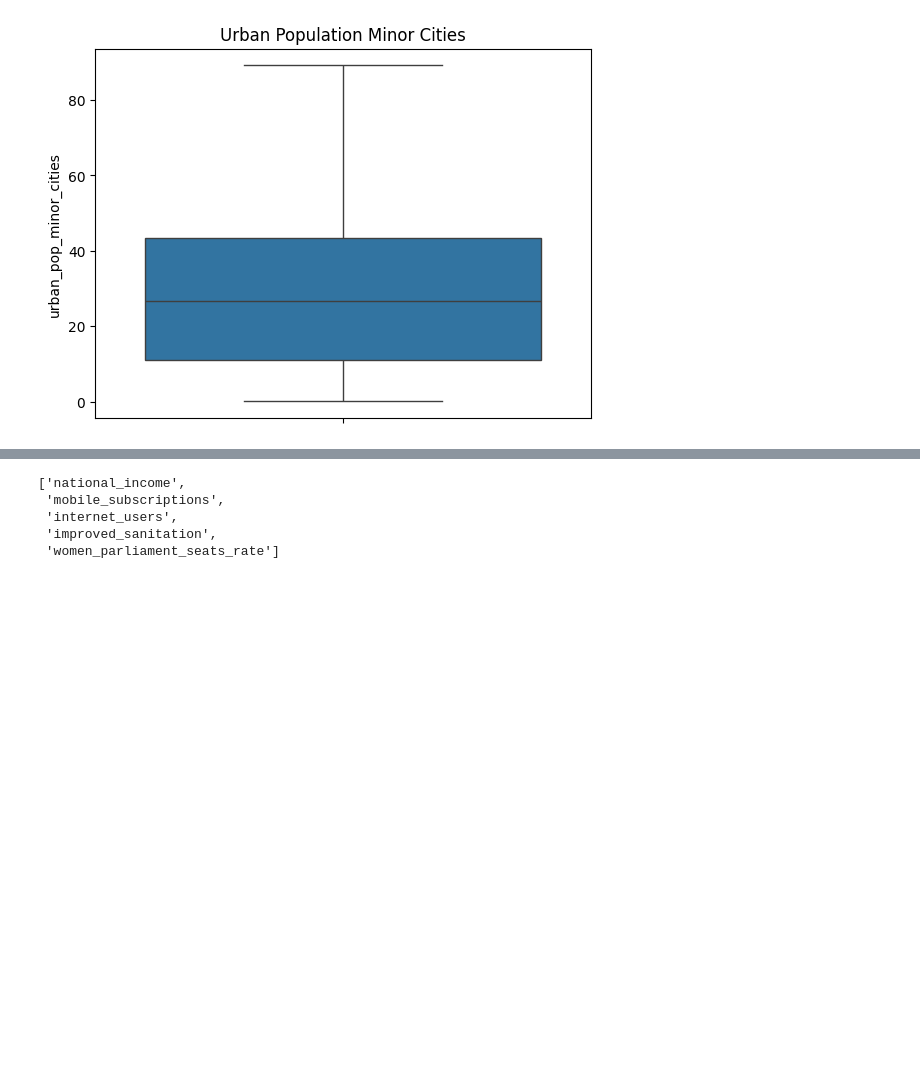
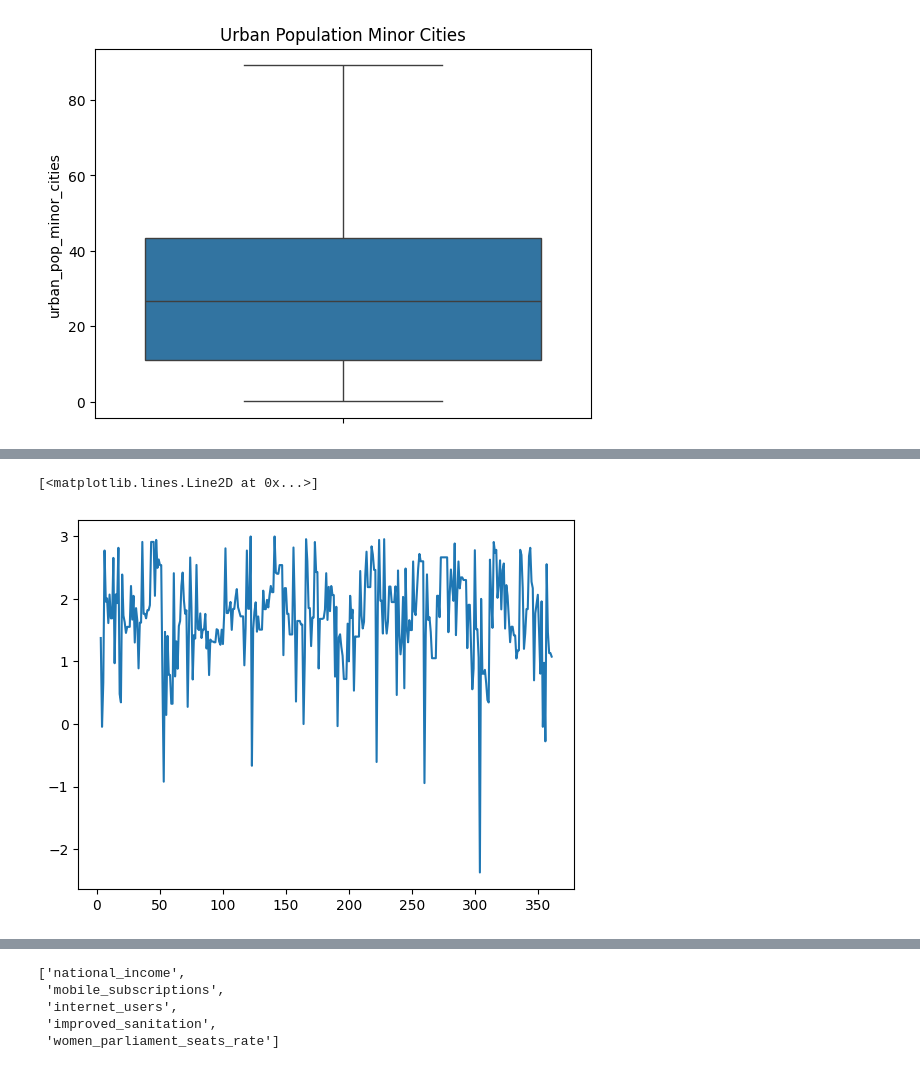
Before and after one commit to burakbinmunir/Life_Expectancy, a Jupyter notebook: Assignment_2_DataScience.ipynb, the cells around one changed output, grey strips where cells are left out. Saved outputs shown, nothing was run; the diff lists cells and outputs as text; code cells hidden in the pictures; blank space fills up the shorter version.

```diff
--- a/Assignment_2_DataScience.ipynb
+++ b/Assignment_2_DataScience.ipynb
@@ -420,0 +440,7 @@ dtype: int64
+# %%
+# fill missing values in inflation_annual column using local mean with window size of 10
+data['inflation_annual_local_mean'] = data['inflation_annual'].fillna(data['inflation_annual'].rolling(window=10, min_periods=1).mean())
+plt.plot(data['inflation_annual_local_mean'])
+# %% [output]
+[<matplotlib.lines.Line2D at 0x...>]
+[figure, added]
```
Also changed, not shown: parts of 9 cells of this notebook.
